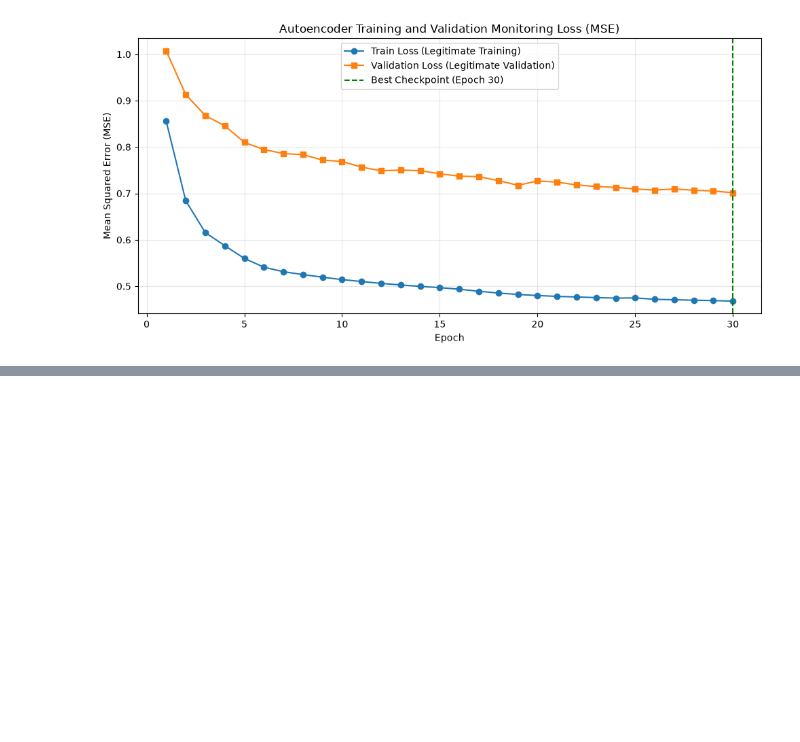
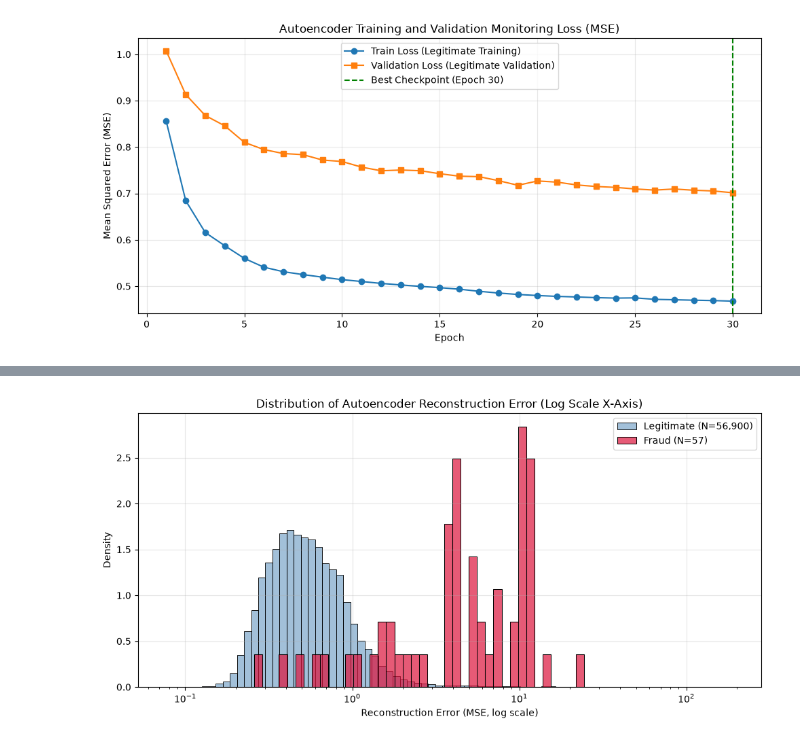
Before and after one commit to Rudra-codee/card-fraud-triage, a Jupyter notebook: notebooks/05_autoencoder_training_and_evaluation.ipynb, the cells around one changed output, grey strips where cells are left out. Drawn from its saved outputs; the diff is of its cells as text; code cells hidden in the pictures; blank space fills up the shorter version.

Commit message:
reconstruction error scoring and distribution plots

```diff
--- a/notebooks/05_autoencoder_training_and_evaluation.ipynb
+++ b/notebooks/05_autoencoder_training_and_evaluation.ipynb
@@ -199,0 +205,16 @@ plt.show()
+# %%
+train_scores = compute_autoencoder_scores(model, X_train)
+val_scores = compute_autoencoder_scores(model, X_val)
+
+df_val_scores = create_score_dataframe(row_ids=row_ids_val, scores=val_scores, split="val", labels=y_val)
+val_stats = summarize_scores(val_scores, y_val)
+
+print("Validation Score Summary by Class:")
+print(f"  Legitimate Transactions (N = {(y_val == 0).sum():,}):")
+print(f"    Mean MSE:   {val_stats['legitimate']['mean']:.4f}")
+print(f"    Median MSE: {val_stats['legitimate']['median']:.4f}")
+print(f"    Max MSE:    {val_stats['legitimate']['max']:.4f}")
+print(f"  Fraudulent Transactions (N = {(y_val == 1).sum():,}):")
+print(f"    Mean MSE:   {val_stats['fraud']['mean']:.4f}")
+print(f"    Median MSE: {val_stats['fraud']['median']:.4f}")
+print(f"    Max MSE:    {val_stats['fraud']['max']:.4f}")
@@ -199,0 +235,16 @@ plt.show()
+# %%
+legit_val_scores = val_scores[y_val == 0]
+fraud_val_scores = val_scores[y_val == 1]
+
+plt.figure(figsize=(10, 5))
+sns.histplot(legit_val_scores, bins=80, stat="density", color="steelblue", label=f"Legitimate (N={len(legit_val_scores):,})", alpha=0.5, log_scale=(True, False))
+sns.histplot(fraud_val_scores, bins=40, stat="density", color="crimson", label=f"Fraud (N={len(fraud_val_scores):,})", alpha=0.7, log_scale=(True, False))
+plt.title("Distribution of Autoencoder Reconstruction Error (Log Scale X-Axis)")
+plt.xlabel("Reconstruction Error (MSE, log scale)")
+plt.ylabel("Density")
+plt.legend()
+plt.grid(True, alpha=0.3)
+plt.tight_layout()
+plt.show()
+# %% [output]
+[figure, added]
```
Also changed, not shown: parts of 3 cells of this notebook.
